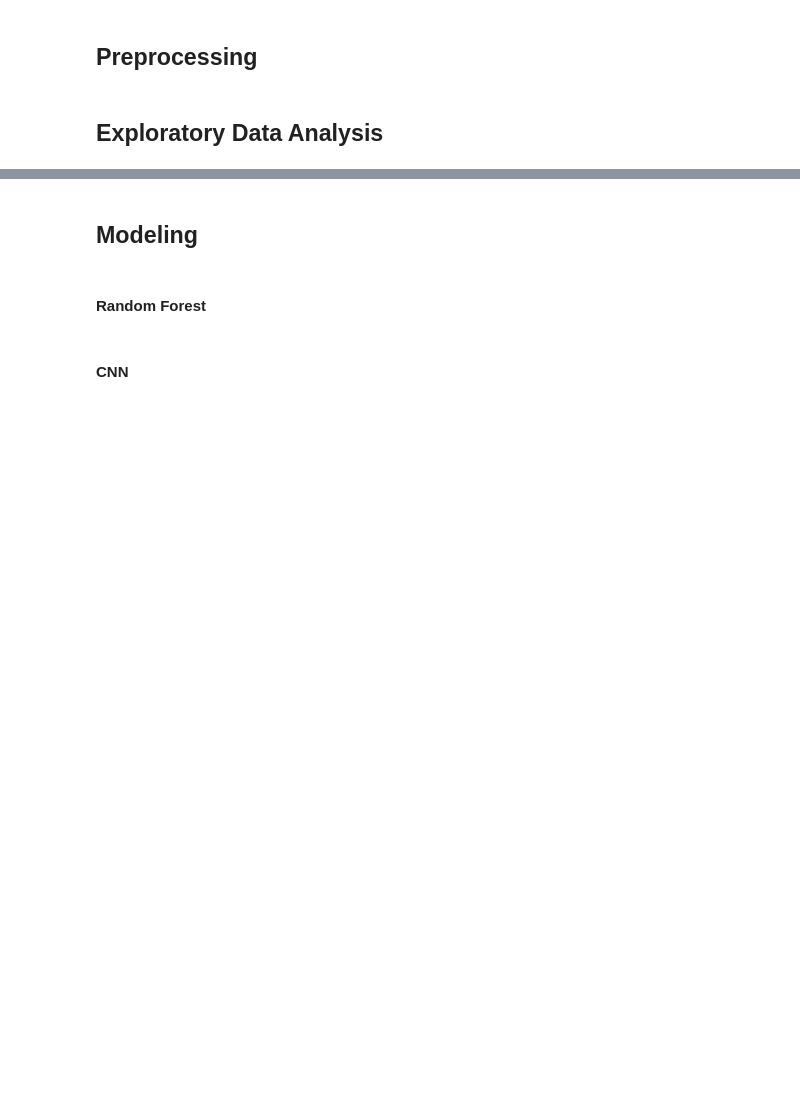
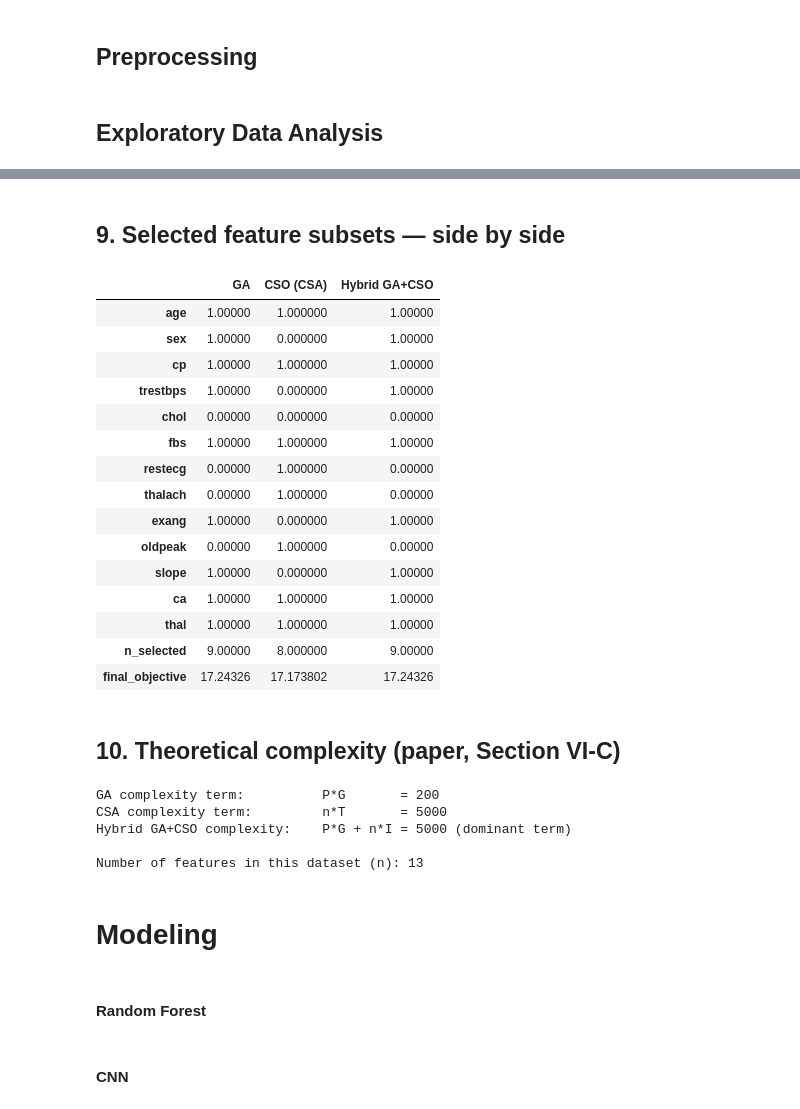
Before and after one commit to marcoyap41/heart-disease-prediction, a Jupyter notebook: main.ipynb, the cells around one changed output, grey strips where cells are left out. Saved outputs shown, nothing was run; the diff lists cells and outputs as text; code cells hidden in the pictures; blank space fills up the shorter version.

```diff
--- a/main.ipynb
+++ b/main.ipynb
@@ -80,5 +433,57 @@ memory usage: 33.3 KB
+# %% [markdown]
+## 9. Selected feature subsets — side by side
+# %%
+
+def selected_features(vec):
+    mask = to_binary_mask(vec)
+    return {f: bool(m) for f, m in zip(feature_cols, mask)}
+
+summary = pd.DataFrame({
+    "GA": selected_features(ga_best_vec),
+    "CSO (CSA)": selected_features(csa_best_vec),
+    "Hybrid GA+CSO": selected_features(hybrid_best_vec),
+})
+summary.loc["n_selected"] = summary.sum()
+summary.loc["final_objective"] = [ga_history[-1], csa_history[-1], hybrid_history[-1]]
+summary
+# %% [output]
+|  | GA | CSO (CSA) | Hybrid GA+CSO |
+| age | 1.00000 | 1.000000 | 1.00000 |
+| sex | 1.00000 | 0.000000 | 1.00000 |
+| cp | 1.00000 | 1.000000 | 1.00000 |
+| trestbps | 1.00000 | 0.000000 | 1.00000 |
+| chol | 0.00000 | 0.000000 | 0.00000 |
+| fbs | 1.00000 | 1.000000 | 1.00000 |
+| restecg | 0.00000 | 1.000000 | 0.00000 |
+| thalach | 0.00000 | 1.000000 | 0.00000 |
+| exang | 1.00000 | 0.000000 | 1.00000 |
+| oldpeak | 0.00000 | 1.000000 | 0.00000 |
+| slope | 1.00000 | 0.000000 | 1.00000 |
+| ca | 1.00000 | 1.000000 | 1.00000 |
+| thal | 1.00000 | 1.000000 | 1.00000 |
+| n_selected | 9.00000 | 8.000000 | 9.00000 |
+| final_objective | 17.24326 | 17.173802 | 17.24326 |
+# %% [markdown]
+## 10. Theoretical complexity (paper, Section VI-C)
+# %%
+
+# paper's Table 2 values (not this notebook's reduced demo budget)
+P_ga, G_ga = 10, 20
+n_nests_csa, T_csa = 50, 100
+P_hybrid, G_hybrid = 50, 100
+
+print(f"GA complexity term:          P*G       = {P_ga * G_ga}")
+print(f"CSA complexity term:         n*T       = {n_nests_csa * T_csa}")
+print(f"Hybrid GA+CSO complexity:    P*G + n*I = {P_hybrid * G_hybrid} (dominant term)")
+print(f"\nNumber of features in this dataset (n): {n_features}")
+# %% [output]
+GA complexity term:          P*G       = 200
+CSA complexity term:         n*T       = 5000
+Hybrid GA+CSO complexity:    P*G + n*I = 5000 (dominant term)
+
+Number of features in this dataset (n): 13
 # %% [markdown]
-## Modeling
+# Modeling
 # %% [markdown]
 #### Random Forest
 # %%
```
Also changed, not shown: parts of 21 cells of this notebook.
